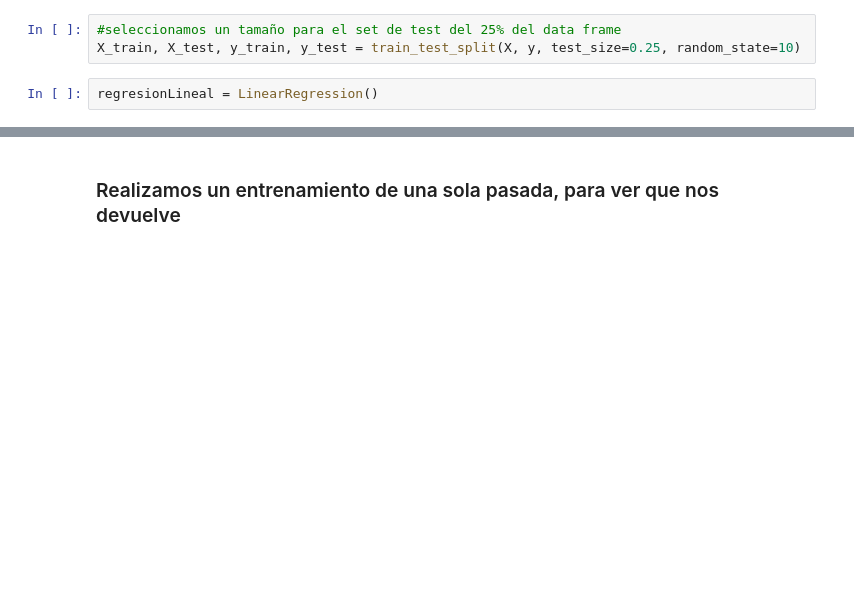
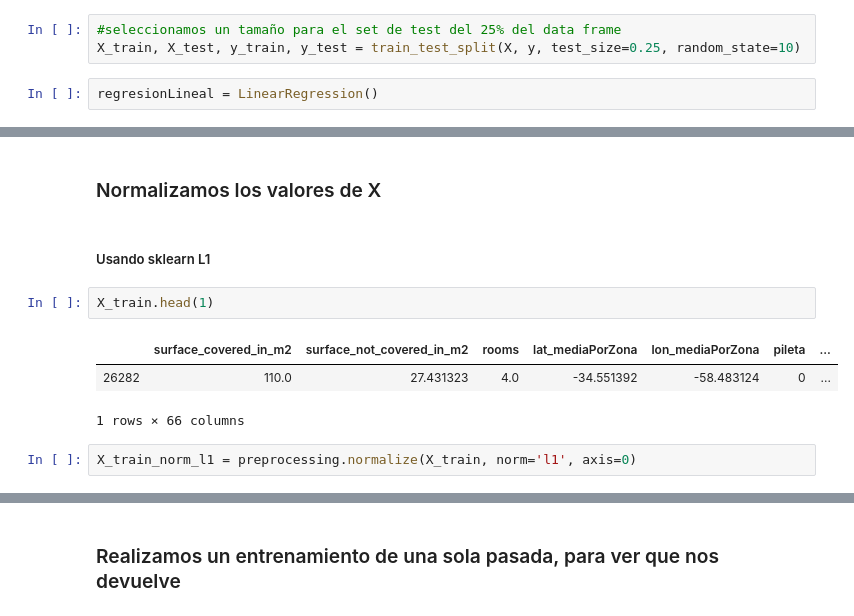
Before and after one commit to rdgagliano/DataScience-Grupo3, a Jupyter notebook: Desafio_2_1.ipynb, the cells around one changed output, grey strips where cells are left out. Drawn from its saved outputs; the diff is of its cells as text; blank space fills up the shorter version.

```diff
--- a/Desafio_2_1.ipynb
+++ b/Desafio_2_1.ipynb
@@ -335,0 +243,12 @@ regresionLineal_scores, regresionLineal_scores.mean()
+# %% [markdown]
+### Normalizamos los valores de X
+# %% [markdown]
+##### Usando sklearn L1
+# %%
+X_train.head(1)
+# %% [output]
+|  | surface_covered_in_m2 | surface_not_covered_in_m2 | rooms | lat_mediaPorZona | lon_mediaPorZona | pileta | ... |
+| 26282 | 110.0 | 27.431323 | 4.0 | -34.551392 | -58.483124 | 0 | ... |
+1 rows × 66 columns
+# %%
+X_train_norm_l1 = preprocessing.normalize(X_train, norm='l1', axis=0)
```
Also changed, not shown: parts of 44 cells of this notebook.
